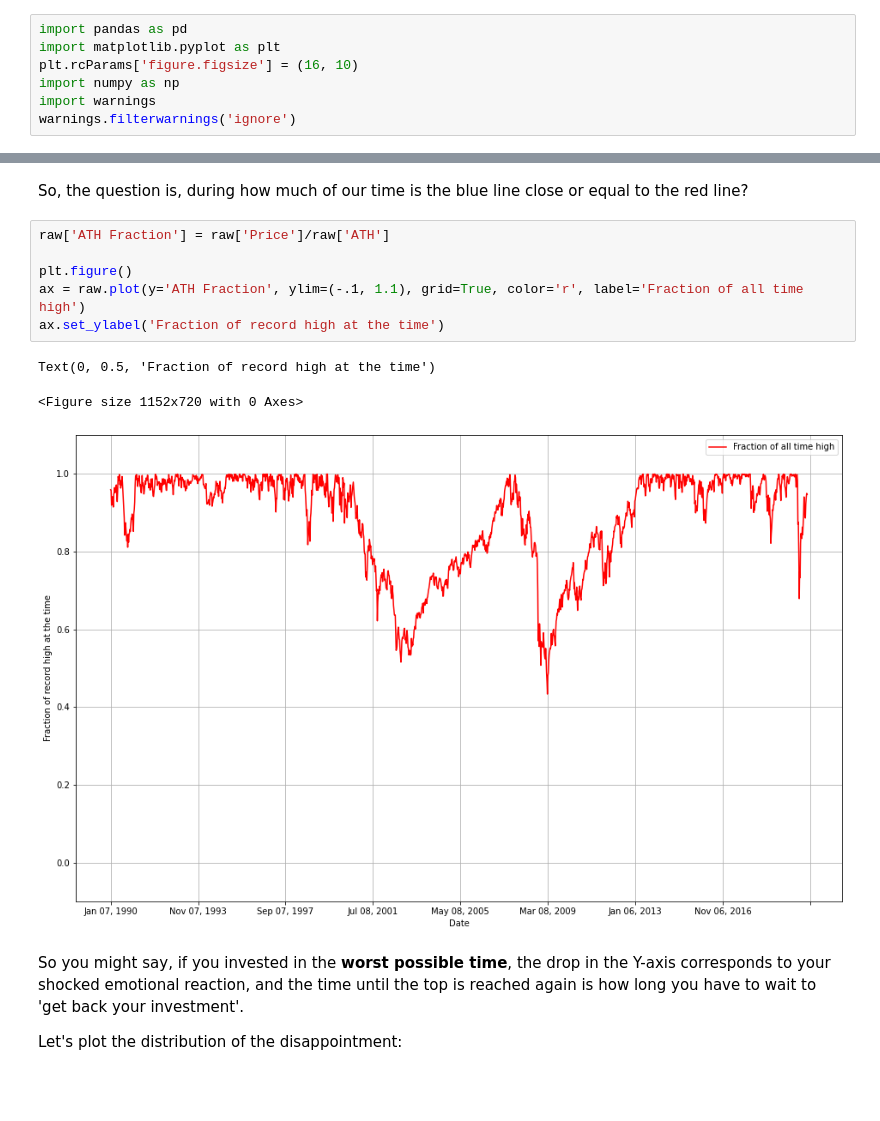
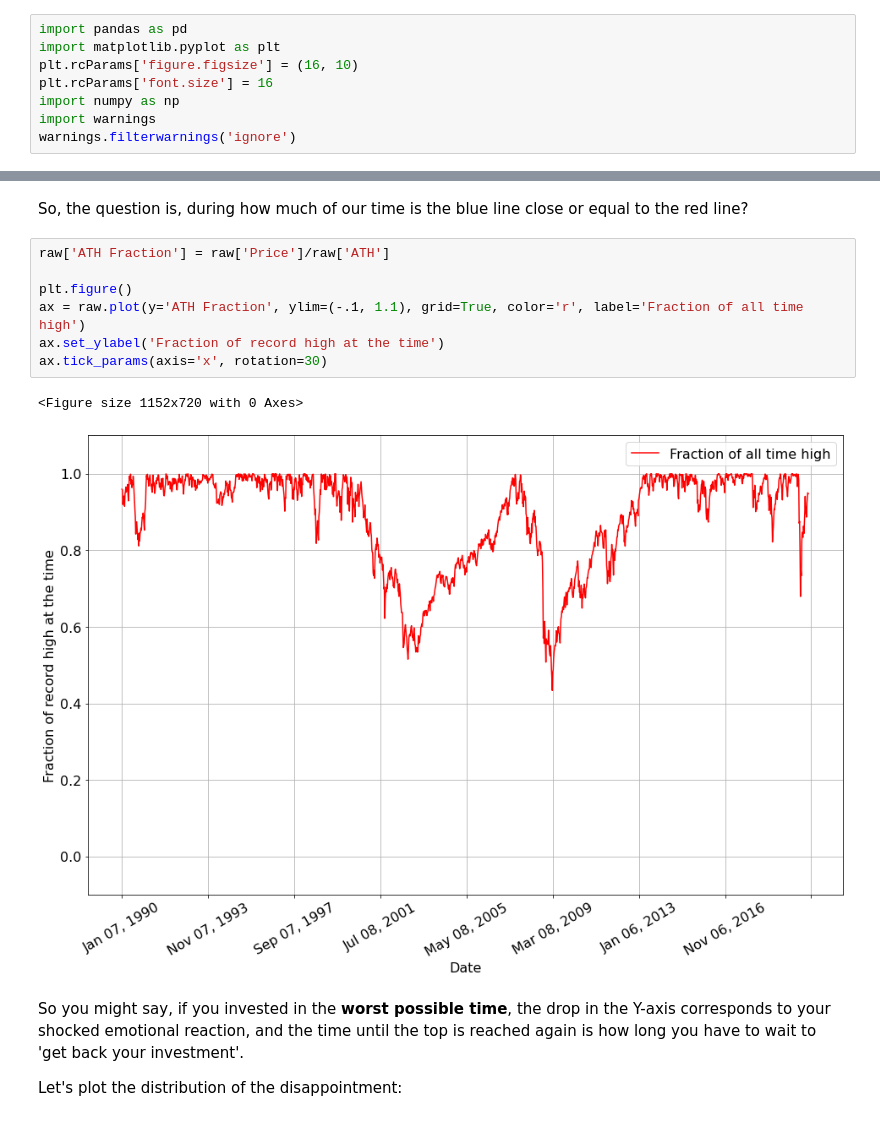
Before and after one commit to Posedge/stock-markets-all-time-high, a Jupyter notebook: stock-markets-all-time-high.ipynb, the cells around one changed output, grey strips where cells are left out. Drawn from its saved outputs; the diff is of its cells as text; blank space fills up the shorter version.

```diff
--- a/stock-markets-all-time-high.ipynb
+++ b/stock-markets-all-time-high.ipynb
@@ -2,6 +2,7 @@
 import pandas as pd
 import matplotlib.pyplot as plt
 plt.rcParams['figure.figsize'] = (16, 10)
+plt.rcParams['font.size'] = 16
 import numpy as np
 import warnings
 warnings.filterwarnings('ignore')
@@ -61,13 +62,13 @@ So, the question is, during how much of our time is the blue line close or equal
 # %%
 raw['ATH Fraction'] = raw['Price']/raw['ATH']
 
 plt.figure()
 ax = raw.plot(y='ATH Fraction', ylim=(-.1, 1.1), grid=True, color='r', label='Fraction of all time high')
 ax.set_ylabel('Fraction of record high at the time')
+ax.tick_params(axis='x', rotation=30)
 # %% [output]
-Text(0, 0.5, 'Fraction of record high at the time')
+<Figure size 1152x720 with 0 Axes>
-<Figure size 1152x720 with 0 Axes>
-[figure, old version]
+[figure, new version]
 # %% [markdown]
 So you might say, if you invested in the **worst possible time**, the drop in the Y-axis corresponds to your shocked emotional reaction, and the time until the top is reached again is how long you have to wait to 'get back your investment'.
 
```
Also changed, not shown: parts of 2 cells of this notebook.
